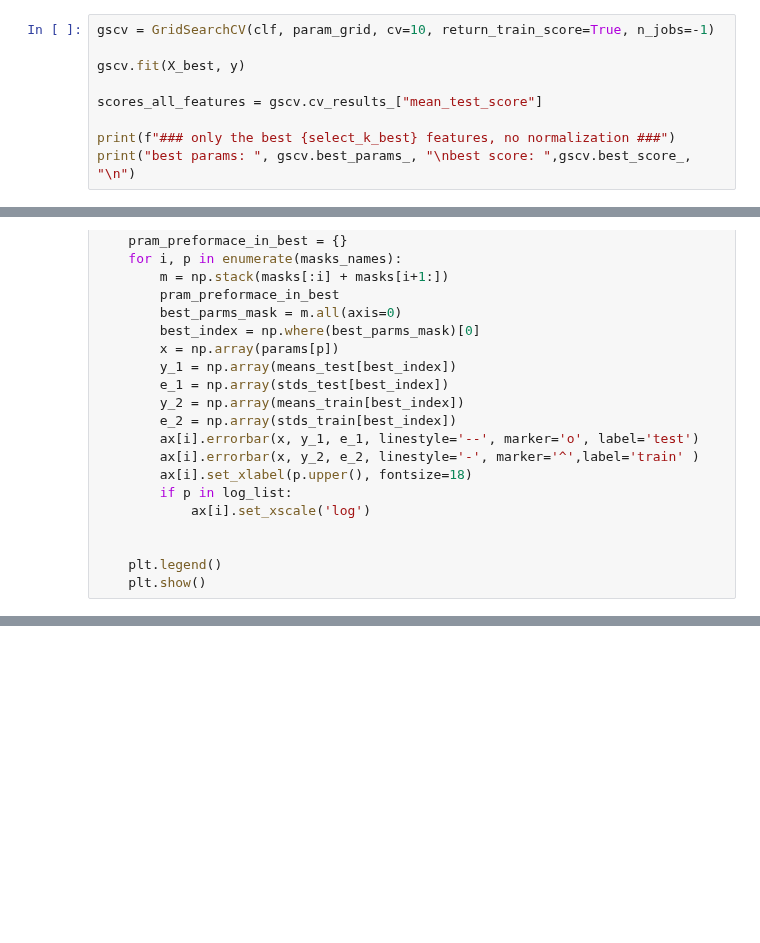
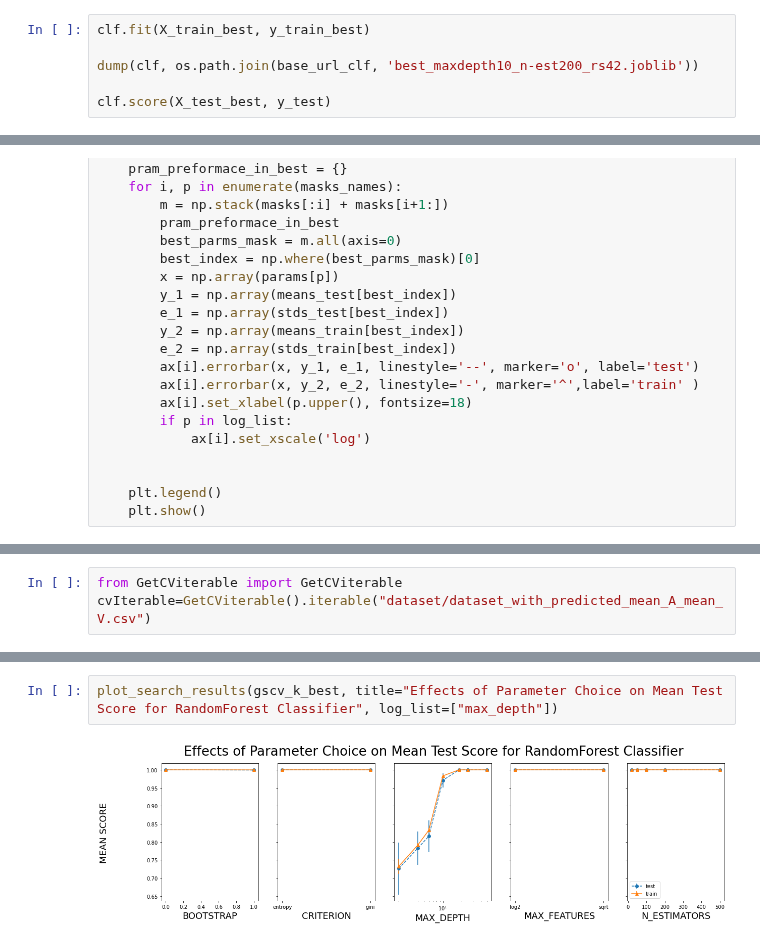
Before and after one commit to sh0w/machine-learning-pattern-classfication, a Jupyter notebook: task3_classification/RandomForest.ipynb, the cells around one changed output, grey strips where cells are left out. Cells and saved outputs as stored; diff of their text form; blank space fills up the shorter version.

```diff
--- a/task3_classification/RandomForest.ipynb
+++ b/task3_classification/RandomForest.ipynb
@@ -187,9 +237,6 @@ best score:  0.7771809608016504
-# %%
-gscv = GridSearchCV(clf, param_grid, cv=10, return_train_score=True, n_jobs=-1)
-
-gscv.fit(X_best, y)
-
-scores_all_features = gscv.cv_results_["mean_test_score"]
-
-print(f"### only the best {select_k_best} features, no normalization ###")
-print("best params: ", gscv.best_params_, "\nbest score: ",gscv.best_score_, "\n")
+# %%
+clf.fit(X_train_best, y_train_best)
+
+dump(clf, os.path.join(base_url_clf, 'best_maxdepth10_n-est200_rs42.joblib'))
+
+clf.score(X_test_best, y_test)
@@ -250,0 +308,3 @@ plot_search_results(gscv_norm, title="Effects of Parameter Choice on Mean Test S
+# %%
+from GetCViterable import GetCViterable
+cvIterable=GetCViterable().iterable("dataset/dataset_with_predicted_mean_A_mean_V.csv")
@@ -250,0 +331,4 @@ plot_search_results(gscv_norm, title="Effects of Parameter Choice on Mean Test S
+# %%
+plot_search_results(gscv_k_best, title="Effects of Parameter Choice on Mean Test Score for RandomForest Classifier", log_list=["max_depth"])
+# %% [output]
+[figure, added]
```
Also changed, not shown: parts of 33 cells of this notebook, 7 other files.
